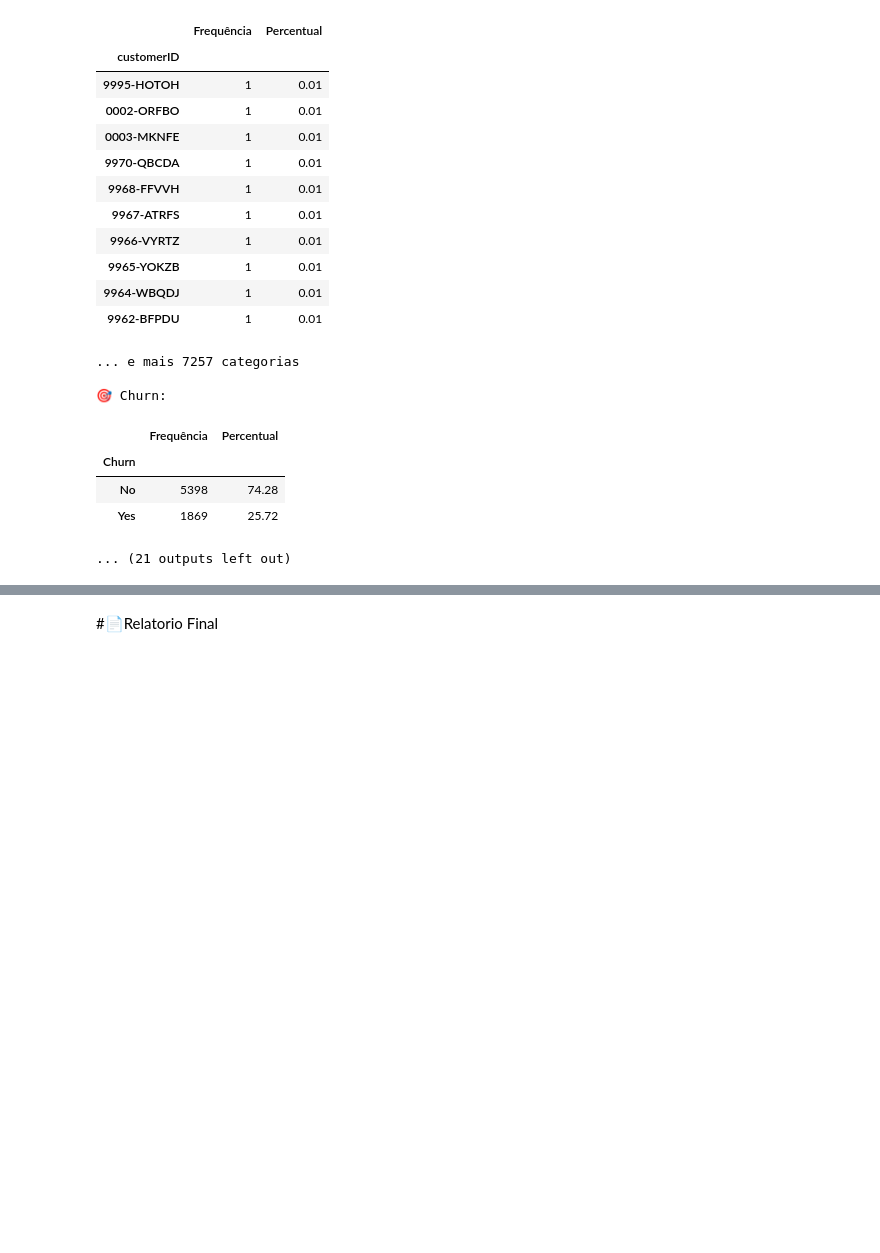
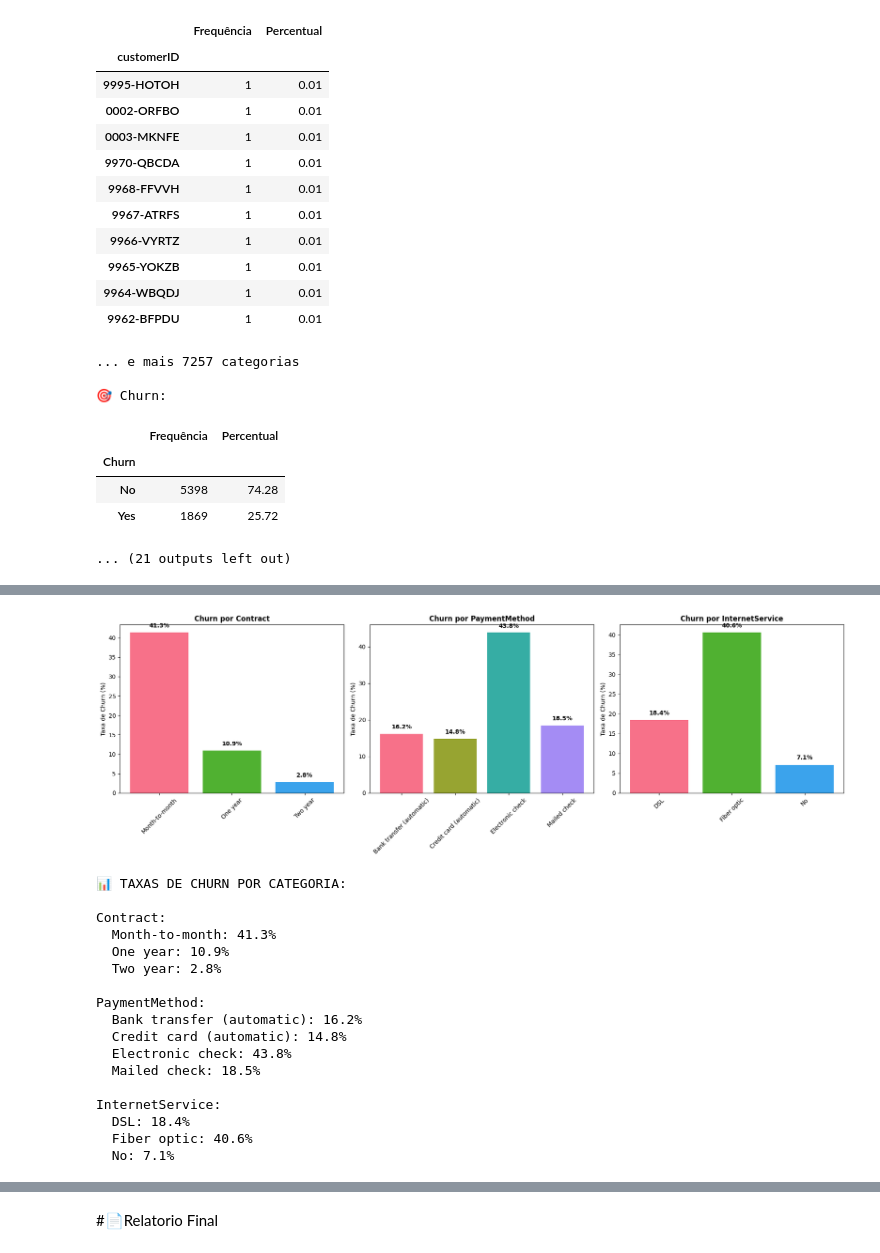
Before and after one commit to VieiraRCampos/ONE_G8, a Jupyter notebook: Challenge_TelecomX/TelecomX_BR.ipynb, the cells around one changed output, grey strips where cells are left out. Saved outputs shown, nothing was run; the diff lists cells and outputs as text; code cells hidden in the pictures; blank space fills up the shorter version.

```diff
--- a/Challenge_TelecomX/TelecomX_BR.ipynb
+++ b/Challenge_TelecomX/TelecomX_BR.ipynb
@@ -1548,0 +1569,66 @@ Quantidade de outliers por variável:
+# %%
+# =============================================================================
+# 🎯 ANÁLISE DE CHURN POR VARIÁVEIS CATEGÓRICAS
+# =============================================================================
+
+import matplotlib.pyplot as plt
+import seaborn as sns
+
+# Configurações rápidas
+plt.style.use('default')
+churn_col = [col for col in df_clean.columns if 'churn' in col.lower()][0]
+
+# Variáveis para análise rápida
+quick_vars = ['Contract', 'PaymentMethod', 'InternetService', 'gender'][:3]
+
+fig, axes = plt.subplots(1, 3, figsize=(18, 6))
+
+for i, var in enumerate(quick_vars):
+    if var in df_clean.columns:
+        # Calcular taxas de churn
+        crosstab = pd.crosstab(df_clean[var], df_clean[churn_col], normalize='index') * 100
+        churn_rates = crosstab[1] if 1 in crosstab.columns else crosstab.iloc[:, 1]
+
+        # Gráfico rápido
+        bars = axes[i].bar(churn_rates.index.astype(str), churn_rates.values,
+                          color=sns.color_palette("husl", len(churn_rates)))
+        axes[i].set_title(f'Churn por {var}', fontweight='bold')
+        axes[i].set_ylabel('Taxa de Churn (%)')
+        axes[i].tick_params(axis='x', rotation=45)
+
+        # Adicionar valores
+        for bar, value in zip(bars, churn_rates.values):
+            axes[i].text(bar.get_x() + bar.get_width()/2, bar.get_height() + 1,
+                       f'{value:.1f}%', ha='center', va='bottom', fontweight='bold')
+
+plt.tight_layout()
+plt.show()
+
+# Resumo rápido
+print("📊 TAXAS DE CHURN POR CATEGORIA:")
+for var in quick_vars:
+    if var in df_clean.columns:
+        crosstab = pd.crosstab(df_clean[var], df_clean[churn_col], normalize='index') * 100
+        churn_rates = crosstab[1] if 1 in crosstab.columns else crosstab.iloc[:, 1]
+        print(f"\n{var}:")
+        for category, rate in churn_rates.items():
+            print(f"  {category}: {rate:.1f}%")
+# %% [output]
+[figure, added]
+📊 TAXAS DE CHURN POR CATEGORIA:
+
+Contract:
+  Month-to-month: 41.3%
+  One year: 10.9%
+  Two year: 2.8%
+
+PaymentMethod:
+  Bank transfer (automatic): 16.2%
+  Credit card (automatic): 14.8%
+  Electronic check: 43.8%
+  Mailed check: 18.5%
+
+InternetService:
+  DSL: 18.4%
+  Fiber optic: 40.6%
+  No: 7.1%
```
Also changed, not shown: parts of 5 cells of this notebook.
